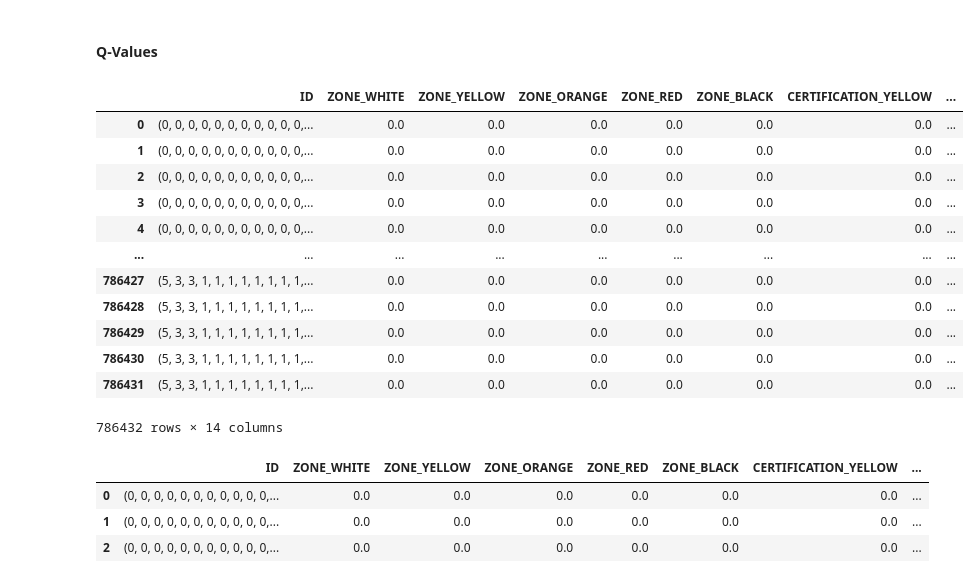
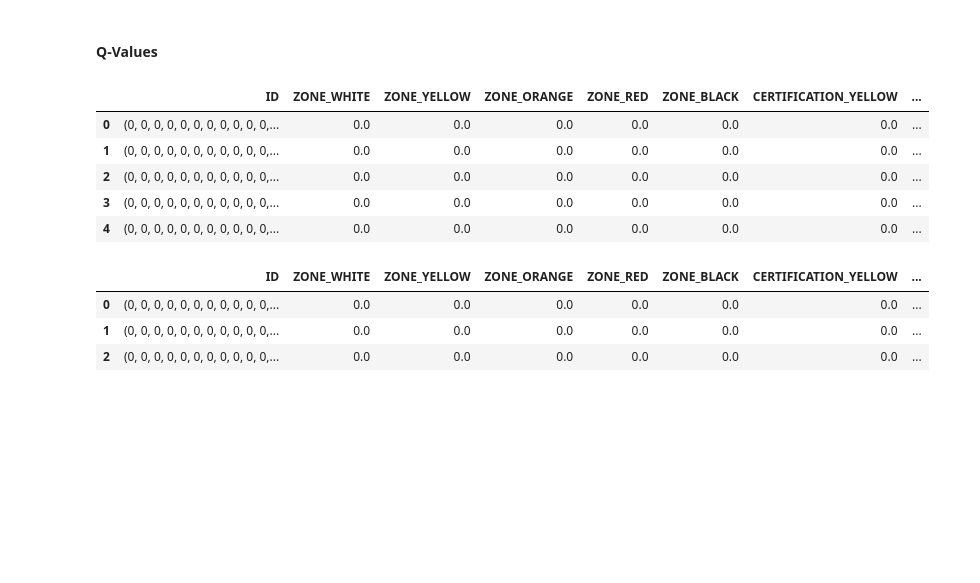
Before and after one commit to andreabazerla/dpcm-card-game, a Jupyter notebook: notebooks/analysis.ipynb, the cells around one changed output. Cells and saved outputs as stored; diff of their text form; code cells hidden in the pictures; blank space fills up the shorter version.

```diff
--- a/notebooks/analysis.ipynb
+++ b/notebooks/analysis.ipynb
@@ -50,21 +47,14 @@ plt.show()
 # %%
 q_values = pd.read_csv('../data/q.csv')
 # %%
-q_values
+q_values.head()
 # %% [output]
 |  | ID | ZONE_WHITE | ZONE_YELLOW | ZONE_ORANGE | ZONE_RED | ZONE_BLACK | CERTIFICATION_YELLOW | ... |
 | 0 | (0, 0, 0, 0, 0, 0, 0, 0, 0, 0, 0,... | 0.0 | 0.0 | 0.0 | 0.0 | 0.0 | 0.0 | ... |
 | 1 | (0, 0, 0, 0, 0, 0, 0, 0, 0, 0, 0,... | 0.0 | 0.0 | 0.0 | 0.0 | 0.0 | 0.0 | ... |
 | 2 | (0, 0, 0, 0, 0, 0, 0, 0, 0, 0, 0,... | 0.0 | 0.0 | 0.0 | 0.0 | 0.0 | 0.0 | ... |
 | 3 | (0, 0, 0, 0, 0, 0, 0, 0, 0, 0, 0,... | 0.0 | 0.0 | 0.0 | 0.0 | 0.0 | 0.0 | ... |
 | 4 | (0, 0, 0, 0, 0, 0, 0, 0, 0, 0, 0,... | 0.0 | 0.0 | 0.0 | 0.0 | 0.0 | 0.0 | ... |
-| ... | ... | ... | ... | ... | ... | ... | ... | ... |
-| 786427 | (5, 3, 3, 1, 1, 1, 1, 1, 1, 1, 1,... | 0.0 | 0.0 | 0.0 | 0.0 | 0.0 | 0.0 | ... |
-| 786428 | (5, 3, 3, 1, 1, 1, 1, 1, 1, 1, 1,... | 0.0 | 0.0 | 0.0 | 0.0 | 0.0 | 0.0 | ... |
-| 786429 | (5, 3, 3, 1, 1, 1, 1, 1, 1, 1, 1,... | 0.0 | 0.0 | 0.0 | 0.0 | 0.0 | 0.0 | ... |
-| 786430 | (5, 3, 3, 1, 1, 1, 1, 1, 1, 1, 1,... | 0.0 | 0.0 | 0.0 | 0.0 | 0.0 | 0.0 | ... |
-| 786431 | (5, 3, 3, 1, 1, 1, 1, 1, 1, 1, 1,... | 0.0 | 0.0 | 0.0 | 0.0 | 0.0 | 0.0 | ... |
-786432 rows × 14 columns
 # %%
 actions = q_values.columns
 # %%
```
Also changed, not shown: parts of 9 cells of this notebook.
